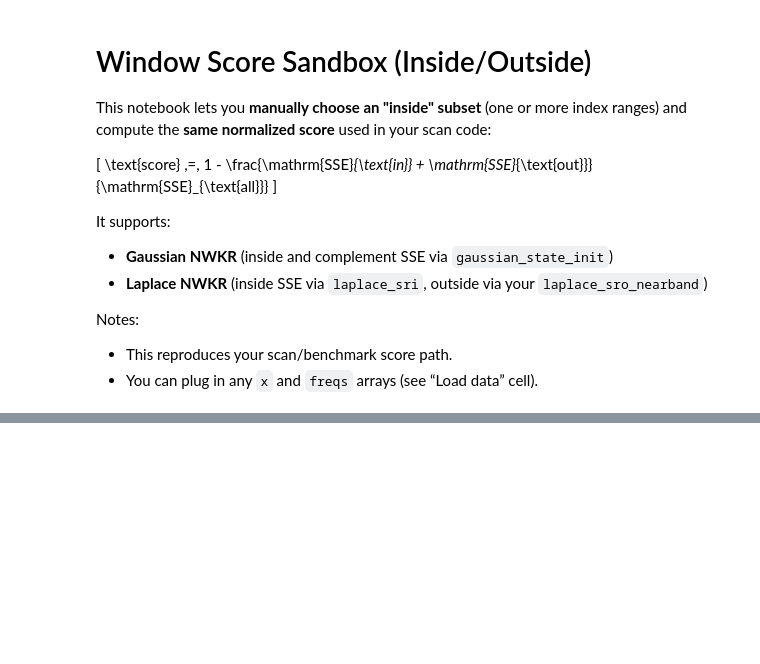
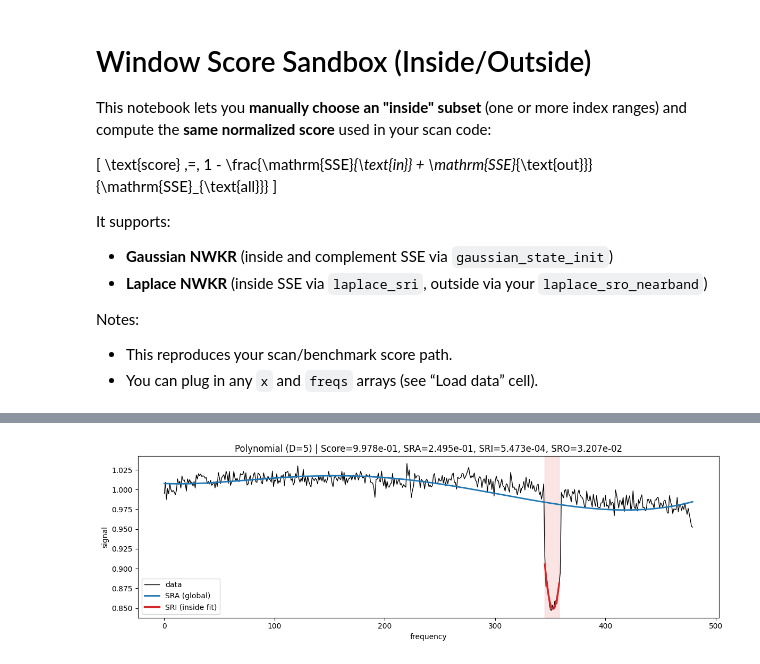
Before and after one commit to BeardyMan37/RegressionScanStats, a Jupyter notebook: calc_window_score.ipynb, the cells around one changed output, grey strips where cells are left out. Cells and saved outputs as stored; diff of their text form; code cells hidden in the pictures; blank space fills up the shorter version.

```diff
--- a/calc_window_score.ipynb
+++ b/calc_window_score.ipynb
@@ -303,0 +459,18 @@ plt.show()
+# %%
+sra, ssr_all, pred_all, K_all, alpha_all, ssr_ps_all = regressors.build_regressor_sra(
+    x,
+    family="poly",
+    degree=5
+)
+# %%
+pred_in_vals = regressors.predict_on_idxs_poly(
+    x,
+    inside,
+    degree=5
+)
+
+pred_in = np.full_like(x, np.nan, dtype=np.float64)
+pred_in[inside] = pred_in_vals
+
+resid_in = x[inside] - pred_in_vals
+sri = float(np.sum(resid_in ** 2))
@@ -303,0 +496,47 @@ plt.show()
+# %%
+import matplotlib.pyplot as plt
+
+plt.figure(figsize=(12, 4))
+
+# Raw signal
+plt.plot(y, x, color="black", linewidth=1.0, label="data")
+
+# Global fit (SRA)
+plt.plot(y, pred_all, color="C0", linewidth=2.0, label="SRA (global)")
+
+# Inside-only fit (SRI)
+plt.plot(
+    y[inside],
+    pred_in[inside],
+    color="C3",
+    linewidth=2.5,
+    label="SRI (inside fit)",
+)
+
+# # Optional outside-only fit (SRO)
+# if pred_out is not None:
+#     plt.plot(
+#         y[outside],
+#         pred_out[outside],
+#         color="C2",
+#         linewidth=1.5,
+#         linestyle="--",
+#         label="SRO (outside fit)",
+#     )
+
+# Shade inside window
+if inside.size:
+    a, b = int(inside[0]), int(inside[-1])
+    plt.axvspan(y[a], y[b], color="C3", alpha=0.12)
+
+plt.title(
+    f"Polynomial (D=5) | "
+    f"Score={score:.3e}, SRA={sra:.3e}, SRI={sri:.3e}, SRO={sro:.3e}"
+)
+plt.xlabel("frequency")
+plt.ylabel("signal")
+plt.legend(loc="best")
+plt.tight_layout()
+plt.show()
+# %% [output]
+[figure, added]
```
Also changed, not shown: parts of 21 cells of this notebook, 14 other files.
